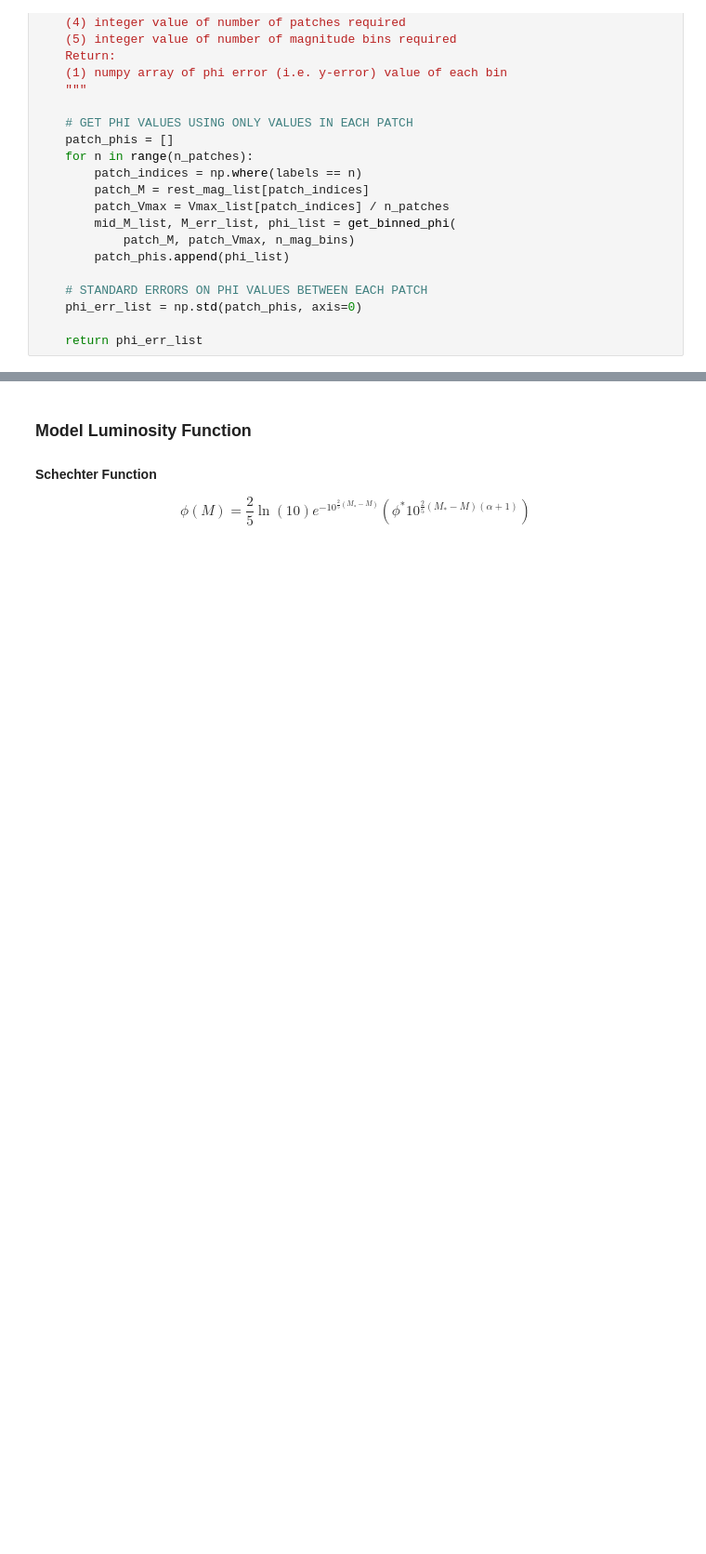
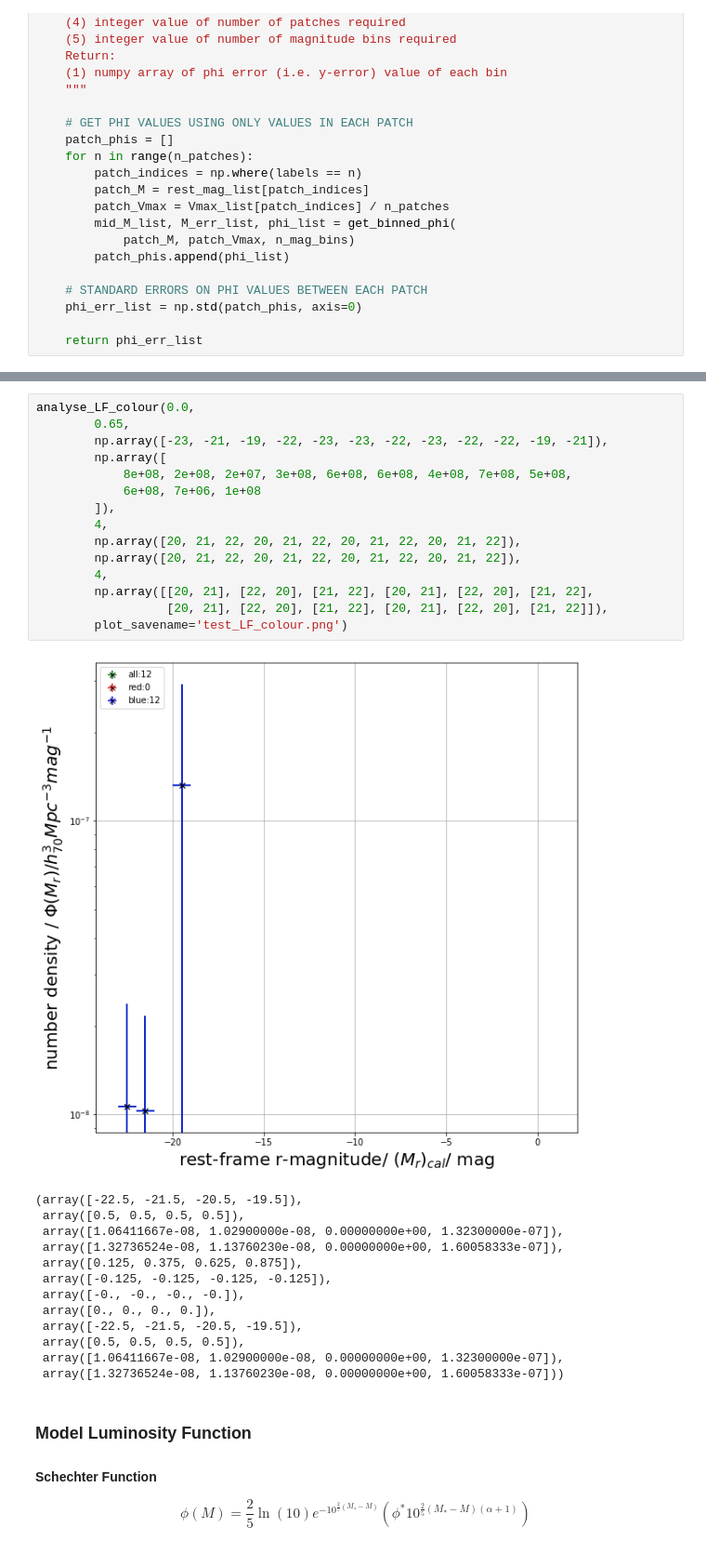
Before and after one commit to manasveesaraf/lumfunc, a Jupyter notebook: CodeForProjectManasvee_github.ipynb, the cells around one changed output, grey strips where cells are left out. Shown: that part at 93% size. Drawn from its saved outputs; the diff is of its cells as text; blank space fills up the shorter version.

```diff
--- a/CodeForProjectManasvee_github.ipynb
+++ b/CodeForProjectManasvee_github.ipynb
@@ -365,3 +583,32 @@ array([4.85075252e-09, 0.00000000e+00, 1.95163685e-08, 0.00000000e+00,
+# %%
+analyse_LF_colour(0.0,
+        0.65,
+        np.array([-23, -21, -19, -22, -23, -23, -22, -23, -22, -22, -19, -21]),
+        np.array([
+            8e+08, 2e+08, 2e+07, 3e+08, 6e+08, 6e+08, 4e+08, 7e+08, 5e+08,
+            6e+08, 7e+06, 1e+08
+        ]),
+        4,
+        np.array([20, 21, 22, 20, 21, 22, 20, 21, 22, 20, 21, 22]),
+        np.array([20, 21, 22, 20, 21, 22, 20, 21, 22, 20, 21, 22]),
+        4,
+        np.array([[20, 21], [22, 20], [21, 22], [20, 21], [22, 20], [21, 22],
+                  [20, 21], [22, 20], [21, 22], [20, 21], [22, 20], [21, 22]]),
+        plot_savename='test_LF_colour.png')
+# %% [output]
+[figure, added]
+(array([-22.5, -21.5, -20.5, -19.5]),
+ array([0.5, 0.5, 0.5, 0.5]),
+ array([1.06411667e-08, 1.02900000e-08, 0.00000000e+00, 1.32300000e-07]),
+ array([1.32736524e-08, 1.13760230e-08, 0.00000000e+00, 1.60058333e-07]),
+ array([0.125, 0.375, 0.625, 0.875]),
+ array([-0.125, -0.125, -0.125, -0.125]),
+ array([-0., -0., -0., -0.]),
+ array([0., 0., 0., 0.]),
+ array([-22.5, -21.5, -20.5, -19.5]),
+ array([0.5, 0.5, 0.5, 0.5]),
+ array([1.06411667e-08, 1.02900000e-08, 0.00000000e+00, 1.32300000e-07]),
+ array([1.32736524e-08, 1.13760230e-08, 0.00000000e+00, 1.60058333e-07]))
 # %% [markdown]
 ### Model Luminosity Function
 
```
Also changed, not shown: parts of 23 cells of this notebook.
